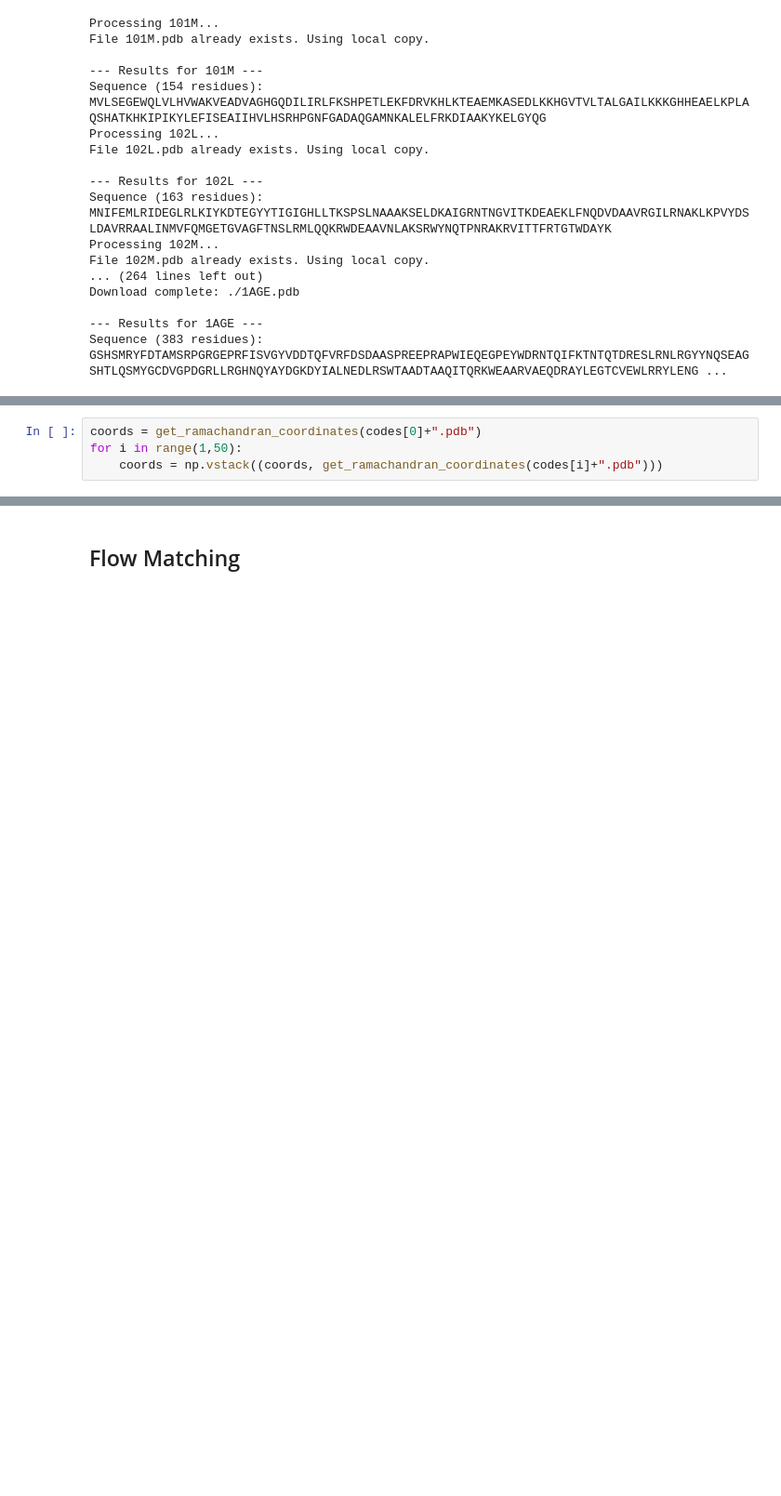
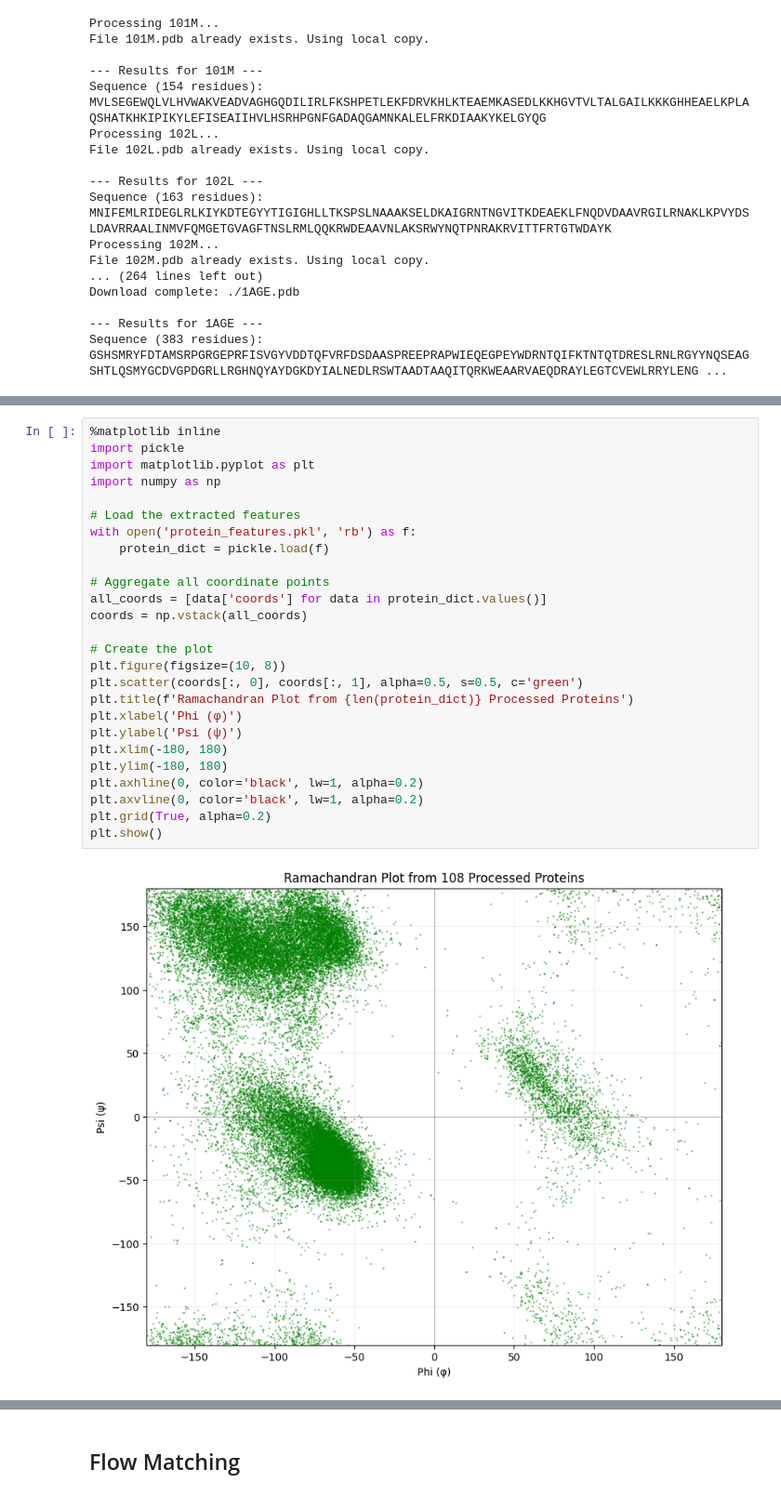
Before and after one commit to SebastianSeljak/Protein_Flow_Matching, a Jupyter notebook: pdb_loading.ipynb, the cells around one changed output, grey strips where cells are left out. Shown at 93% size. Saved outputs shown, nothing was run; the diff lists cells and outputs as text; blank space fills up the shorter version.

```diff
--- a/pdb_loading.ipynb
+++ b/pdb_loading.ipynb
@@ -159,7 +161,31 @@ protein_dict[data['pdb_id']] = (data['sequence'], data['ramachandran'])
-# %%
-coords = get_ramachandran_coordinates(codes[0]+".pdb")
-for i in range(1,50):
-    coords = np.vstack((coords, get_ramachandran_coordinates(codes[i]+".pdb")))
+# %%
+%matplotlib inline
+import pickle
+import matplotlib.pyplot as plt
+import numpy as np
+
+# Load the extracted features
+with open('protein_features.pkl', 'rb') as f:
+    protein_dict = pickle.load(f)
+
+# Aggregate all coordinate points
+all_coords = [data['coords'] for data in protein_dict.values()]
+coords = np.vstack(all_coords)
+
+# Create the plot
+plt.figure(figsize=(10, 8))
+plt.scatter(coords[:, 0], coords[:, 1], alpha=0.5, s=0.5, c='green')
+plt.title(f'Ramachandran Plot from {len(protein_dict)} Processed Proteins')
+plt.xlabel('Phi (φ)')
+plt.ylabel('Psi (ψ)')
+plt.xlim(-180, 180)
+plt.ylim(-180, 180)
+plt.axhline(0, color='black', lw=1, alpha=0.2)
+plt.axvline(0, color='black', lw=1, alpha=0.2)
+plt.grid(True, alpha=0.2)
+plt.show()
+# %% [output]
+[figure, added]
 # %%
 coords.shape
 # %% [output]
```
Also changed, not shown: parts of 6 cells of this notebook, 13 other files.
